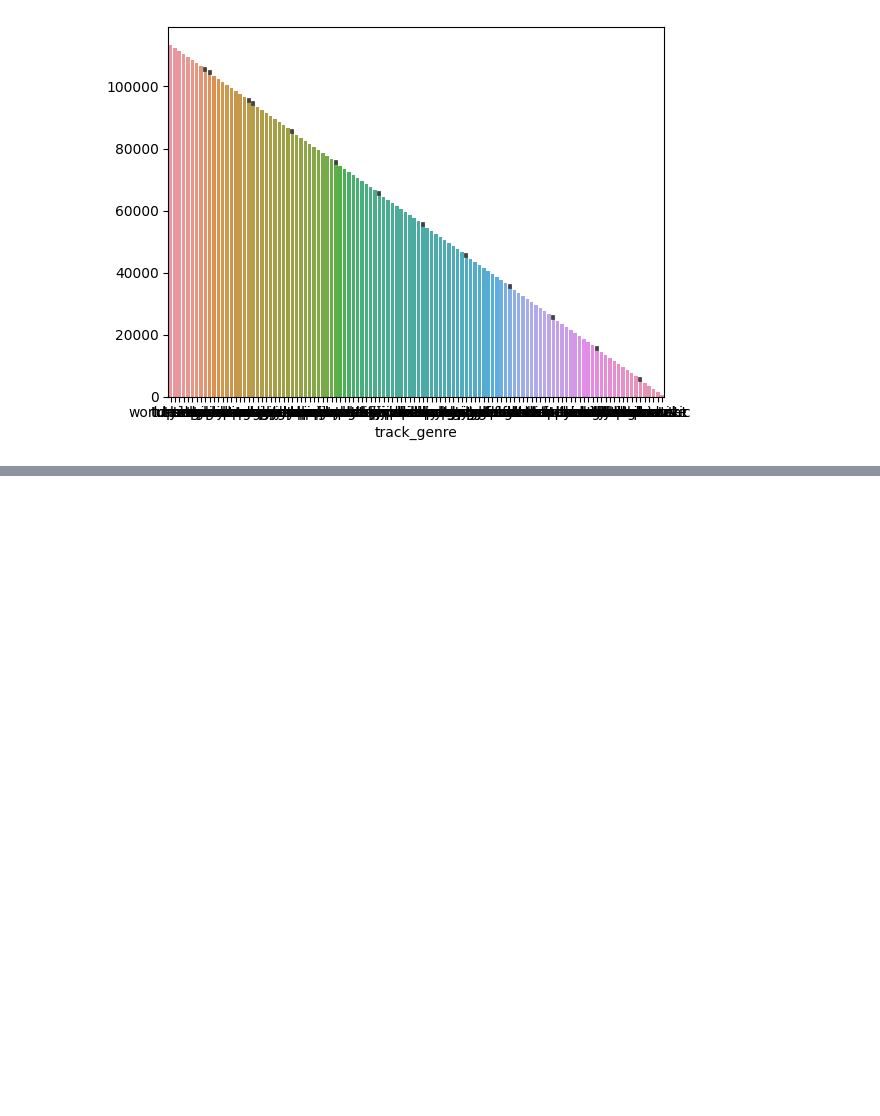
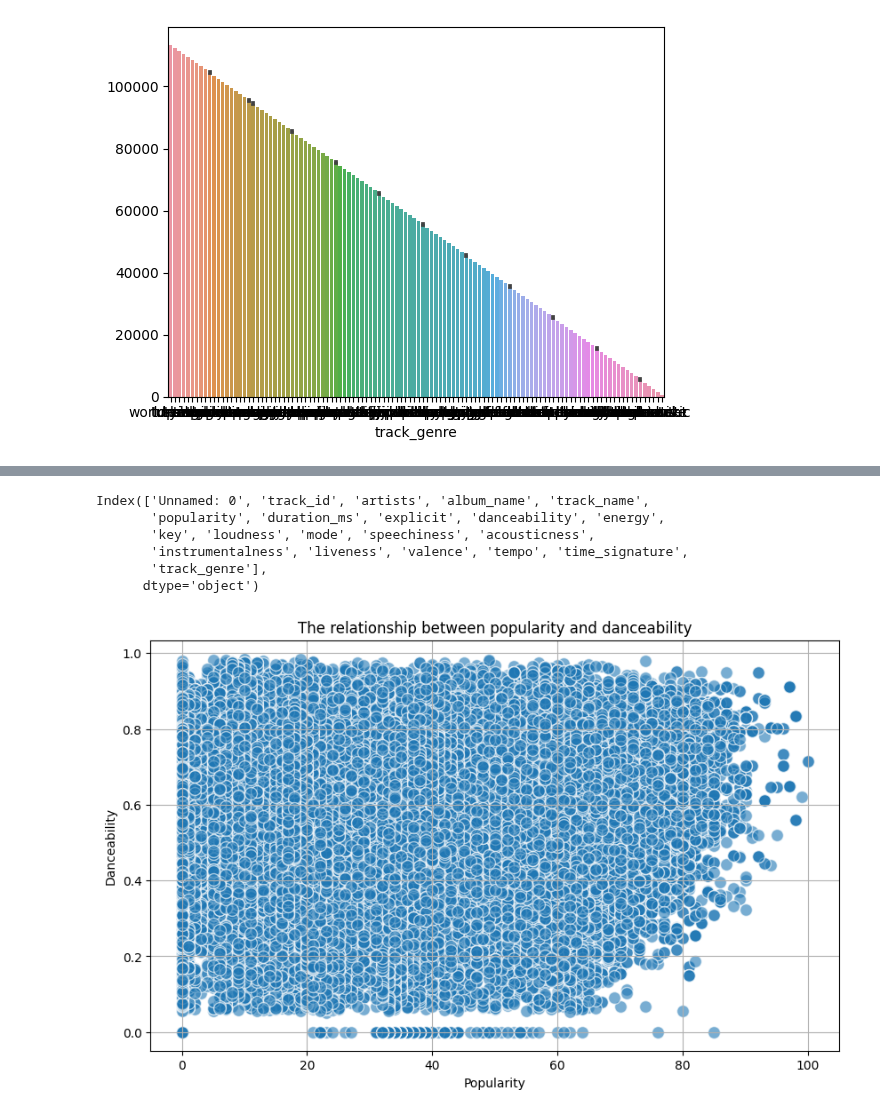
Before and after one commit to elifnuryaygin03/elifnuryaygin, a Jupyter notebook: notebook3b8a5575bd.ipynb, the cells around one changed output, grey strips where cells are left out. Saved outputs shown, nothing was run; the diff lists cells and outputs as text; code cells hidden in the pictures; blank space fills up the shorter version.

Commit message:
Kaggle Notebook | spotifyproject | Version 42

```diff
--- a/notebook3b8a5575bd.ipynb
+++ b/notebook3b8a5575bd.ipynb
@@ -900,0 +940,30 @@ sns.barplot(data = df, x = "track_genre", y = df.track_genre.index);
+# %%
+import pandas as pd
+import matplotlib.pyplot as plt
+
+# Veri kümesini yükle
+dt = pd.read_csv('/kaggle/input/-spotify-tracks-dataset/dataset.csv')  # Doğru dosya yolunu buraya ekleyin
+
+# Veri kümesindeki sütunları kontrol edin
+print(dt.columns)
+
+# Popülarite ve dans edilebilirlik arasında bir dağılım grafiği oluştur
+plt.figure(figsize=(10, 6))
+plt.scatter(dt['popularity'], dt['danceability'], alpha=0.6, edgecolors='w', s=100)
+
+# Grafiği düzenle
+plt.title('The relationship between popularity and danceability')
+plt.xlabel('Popularity')
+plt.ylabel('Danceability')
+plt.grid(True)
+plt.show()
+##Çıkarım: Eğer veriler tek bir bölgede yoğunlaşmışsa , çoğu şarkı popularity ve danceability açısından benzer değerlere sahiptir.
+##Eğer doğrusal bir düzen varsa, popularity ve danceability arasında anlamlı bir ilişki gözlemleniyor.
+# %% [output]
+Index(['Unnamed: 0', 'track_id', 'artists', 'album_name', 'track_name',
+       'popularity', 'duration_ms', 'explicit', 'danceability', 'energy',
+       'key', 'loudness', 'mode', 'speechiness', 'acousticness',
+       'instrumentalness', 'liveness', 'valence', 'tempo', 'time_signature',
+       'track_genre'],
+      dtype='object')
+[figure, added]
```
Also changed, not shown: parts of 12 cells of this notebook.
